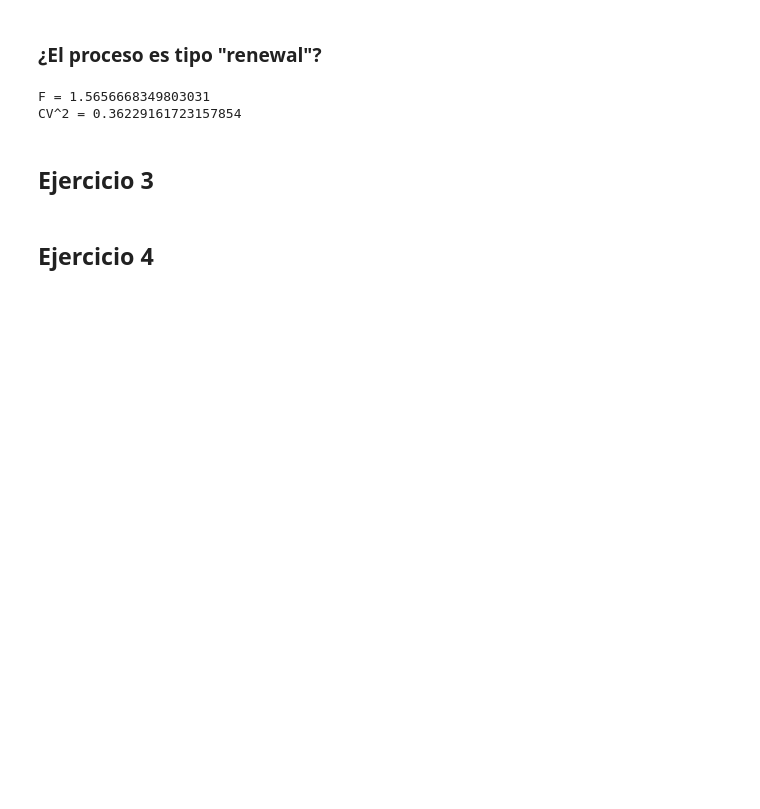
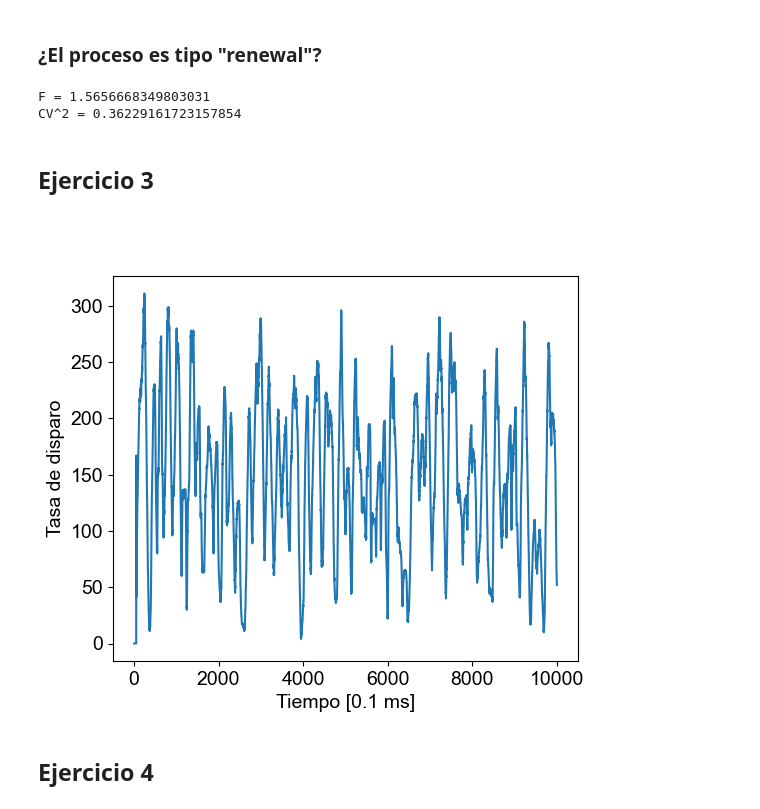
Before and after one commit to Lupama2/RedesNeuronales, a Jupyter notebook: Practicas/practica_3/practica_3.ipynb, the cells around one changed output. Saved outputs shown, nothing was run; the diff lists cells and outputs as text; code cells hidden in the pictures; blank space fills up the shorter version.

```diff
--- a/Practicas/practica_3/practica_3.ipynb
+++ b/Practicas/practica_3/practica_3.ipynb
@@ -127,5 +127,49 @@ F = 1.5656668349803031
 CV^2 = 0.36229161723157854
 # %% [markdown]
 ## Ejercicio 3
+# %%
+def firing_rate_calculation(index, realizaciones, T):
+    '''
+    Calculo la tasa de disparo usando una caja de ancho T expresada en unidades de 0.1 ms, es decir, como índice. Tiene que ser múltiplo de 2
+    '''
+
+    #Tomo la parte entera de index y T
+    index = int(index)
+    T2 = int(T/2)
+
+    #Defino los límites de la caja
+    l_inf = index-T2
+    l_sup = index+T2
+
+    #Verifico que los límites de la caja estén dentro de la realizaciones. En caso negativo, redefino los límites
+
+    if l_inf < 0:
+        l_inf = 0
+    if l_sup > len(realizaciones[0,:]):
+        l_sup = len(realizaciones[0,:])
+
+    return np.sum(realizaciones[:,index-T2:index+T2])
+
+def firing_rate_total_calculation(realizaciones, T):
+
+    t_vec = np.arange(len(realizaciones[0,:]))
+
+    firing_rate = np.empty(len(t_vec))
+
+    for i in range(len(t_vec)):
+        firing_rate[i] = firing_rate_calculation(i, realizaciones, T)
+
+    return firing_rate
+# %%
+#Grafico la tasa de disparo
+def plt_tasa_de_disparo(T):
+
+    fig, ax = plt.subplots(1,1, figsize=(6,5))
+    ax.plot(firing_rate_total_calculation(spikes, T))
+    ax.set_xlabel('Tiempo [0.1 ms]')
+    ax.set_ylabel('Tasa de disparo')
+    plt.show()
+# %% [output]
+[figure, added]
 # %% [markdown]
 ## Ejercicio 4
```
